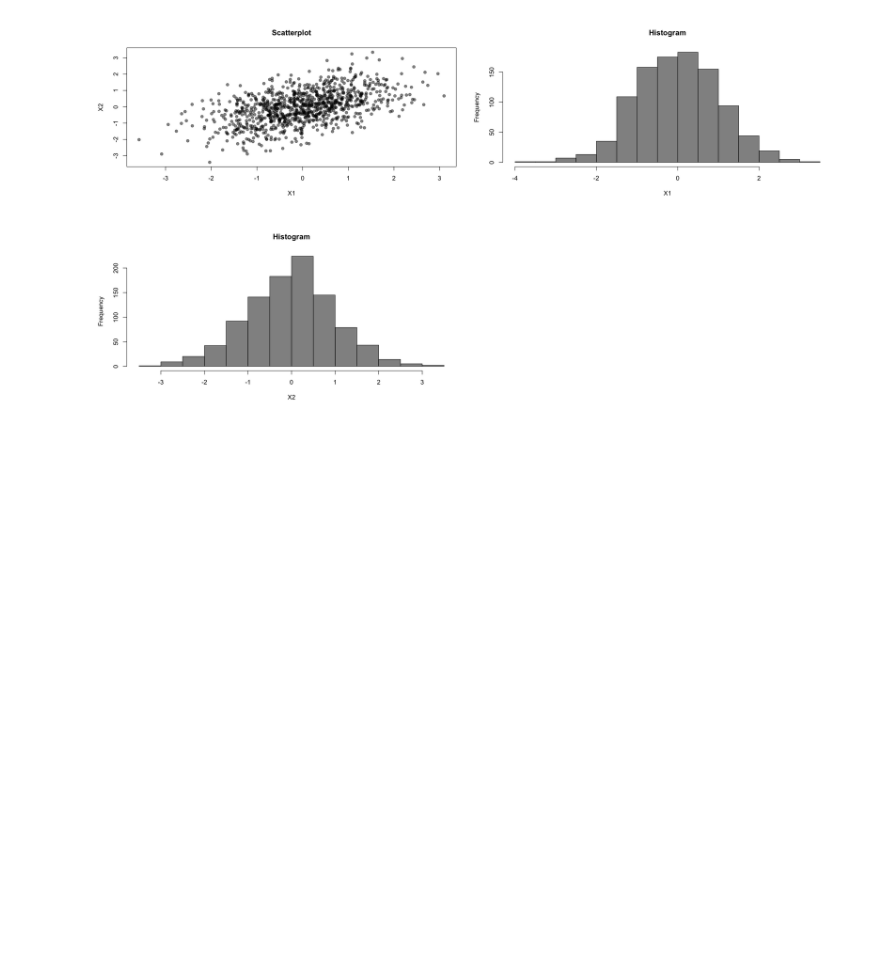
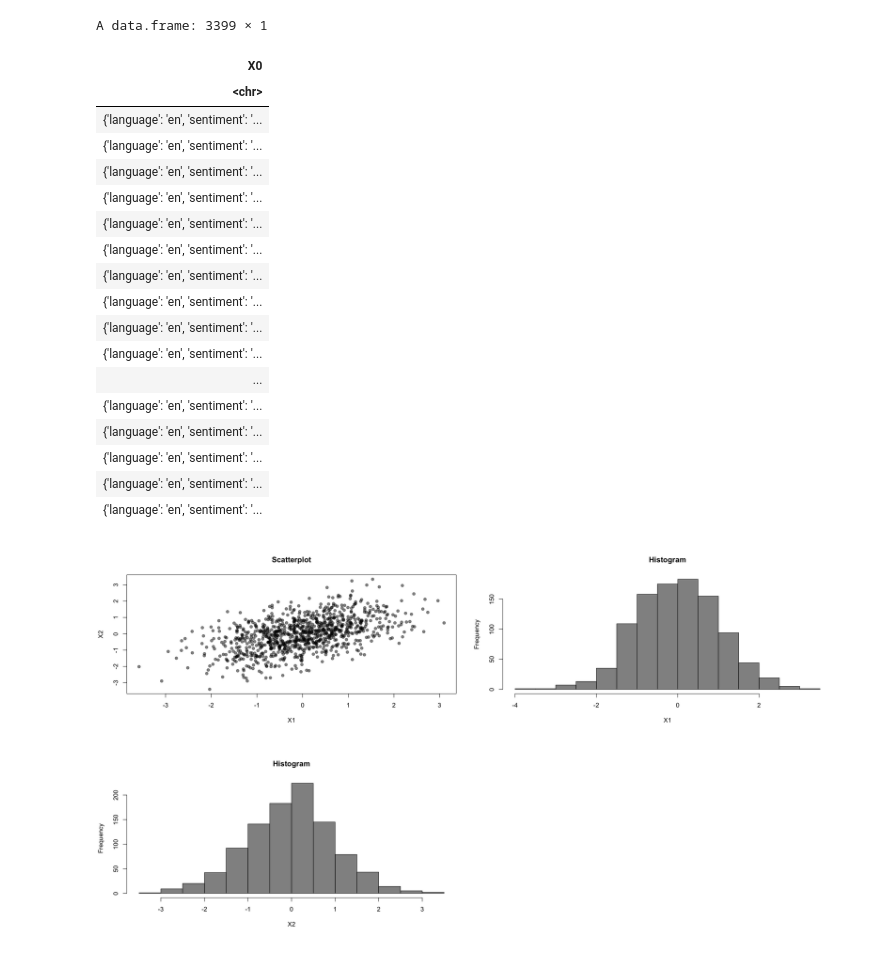
Before and after one commit to sueszli/amazeballs, a Jupyter notebook: docs/tmp.ipynb, the cells around one changed output. Drawn from its saved outputs; the diff is of its cells as text; code cells hidden in the pictures; blank space fills up the shorter version.

```diff
--- a/docs/tmp.ipynb
+++ b/docs/tmp.ipynb
@@ -30,3 +12,26 @@ The following object is masked from ‘package:tidyr’:
+# %%
+df <- read.csv("../data/final_n1000.csv", header = TRUE, sep = ",")
+df
+# %% [output]
+A data.frame: 3399 × 1
+| X0 |
+| <chr> |
+| {'language': 'en', 'sentiment': '... |
+| {'language': 'en', 'sentiment': '... |
+| {'language': 'en', 'sentiment': '... |
+| {'language': 'en', 'sentiment': '... |
+| {'language': 'en', 'sentiment': '... |
+| {'language': 'en', 'sentiment': '... |
+| {'language': 'en', 'sentiment': '... |
+| {'language': 'en', 'sentiment': '... |
+| {'language': 'en', 'sentiment': '... |
+| {'language': 'en', 'sentiment': '... |
+| ... |
+| {'language': 'en', 'sentiment': '... |
+| {'language': 'en', 'sentiment': '... |
+| {'language': 'en', 'sentiment': '... |
+| {'language': 'en', 'sentiment': '... |
+| {'language': 'en', 'sentiment': '... |
 # %%
 options(repr.plot.width=20, repr.plot.height=5)
 
```
Also changed, not shown: parts of 1 cell of this notebook, 3 other files.
